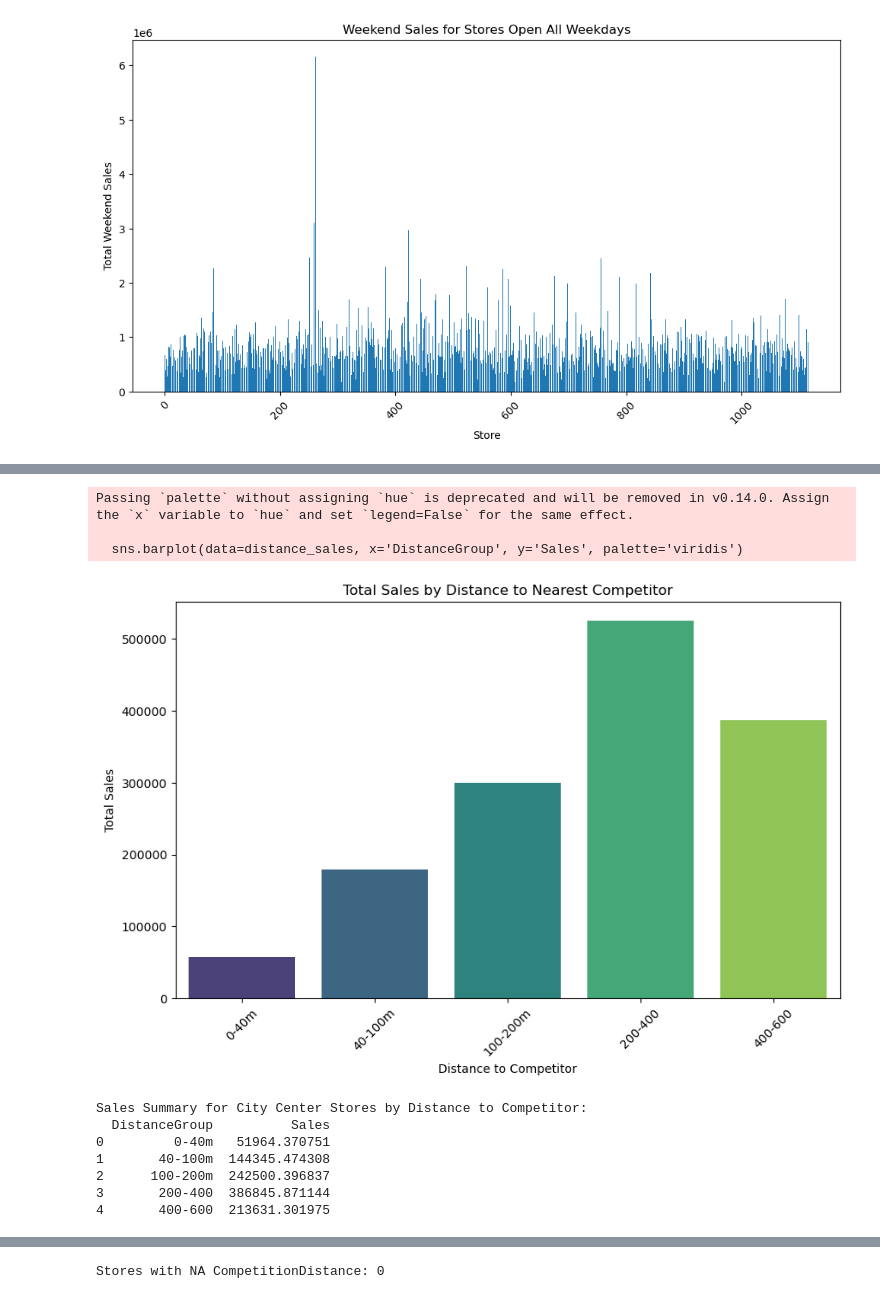
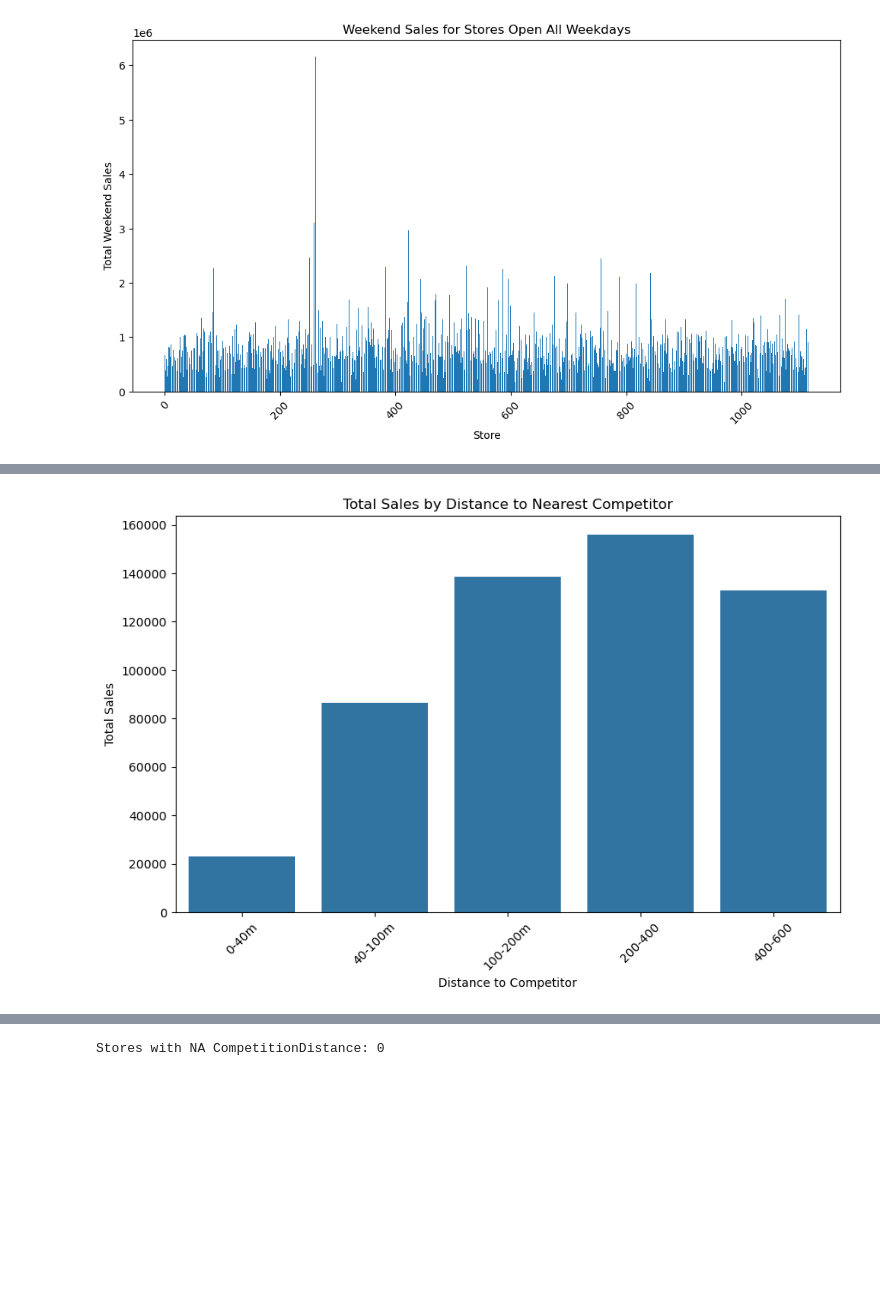
Before and after one commit to nadianesib4334/Rossman_phrmaceuticals, a Jupyter notebook: EDA.ipynb, the cells around one changed output, grey strips where cells are left out. Saved outputs shown, nothing was run; the diff lists cells and outputs as text; code cells hidden in the pictures; blank space fills up the shorter version.

```diff
--- a/EDA.ipynb
+++ b/EDA.ipynb
@@ -760,5 +780,5 @@ merged_data = pd.merge(store, train, how='outer', on=list(common_columns))
 # %%
-merged_data = pd.concat([store, train], axis=0, ignore_index=True)
+merged_data = pd.concat([cleaned_data, train], axis=0, ignore_index=True)
 # %%
 merged_data.fillna(value={'DayOfWeek': merged_data['DayOfWeek'].mean()}, inplace=True)
 merged_data.fillna(value={'Sales': merged_data['Sales'].mean()}, inplace=True)
@@ -771,6 +791,7 @@ merged_data.fillna(value={'Promo2SinceWeek': merged_data['Promo2SinceWeek'].mean
 merged_data.fillna(value={'Promo2SinceYear': merged_data['Promo2SinceYear'].mean()}, inplace=True)
 merged_data.fillna(value={'CompetitionOpenSinceMonth': merged_data['CompetitionOpenSinceMonth'].mean()}, inplace=True)
 merged_data.fillna(value={'CompetitionOpenSinceYear': merged_data['CompetitionOpenSinceYear'].mean()}, inplace=True)
+merged_data.fillna(value={'CompetitionDistance': merged_data['CompetitionDistance'].mean()}, inplace=True)
 # %%
 merged_data['Date'] = pd.to_datetime(merged_data['Date'])
 # %%
@@ -1155,24 +1175,14 @@ distance_sales = merged_data.groupby('DistanceGroup')['Sales'].sum().reset_index
 # %%
 # Plotting total sales by distance to competitor
 plt.figure(figsize=(10, 6))
-sns.barplot(data=distance_sales, x='DistanceGroup', y='Sales', palette='viridis')
+sns.barplot(data=distance_sales, x='DistanceGroup', y='Sales')
 plt.title('Total Sales by Distance to Nearest Competitor')
 plt.xlabel('Distance to Competitor')
 plt.ylabel('Total Sales')
 plt.xticks(rotation=45)
 plt.show()
 # %% [output]
-Passing `palette` without assigning `hue` is deprecated and will be removed in v0.14.0. Assign the `x` variable to `hue` and set `legend=False` for the same effect.
-
-  sns.barplot(data=distance_sales, x='DistanceGroup', y='Sales', palette='viridis')
-[figure, old version]
+[figure, new version]
-Sales Summary for City Center Stores by Distance to Competitor:
-  DistanceGroup          Sales
-0         0-40m   51964.370751
-1       40-100m  144345.474308
-2      100-200m  242500.396837
-3       200-400  386845.871144
-4       400-600  213631.301975
 # %%
 #Analyze city center stores
 # %%
```
Also changed, not shown: parts of 17 cells of this notebook, 6 other files.
